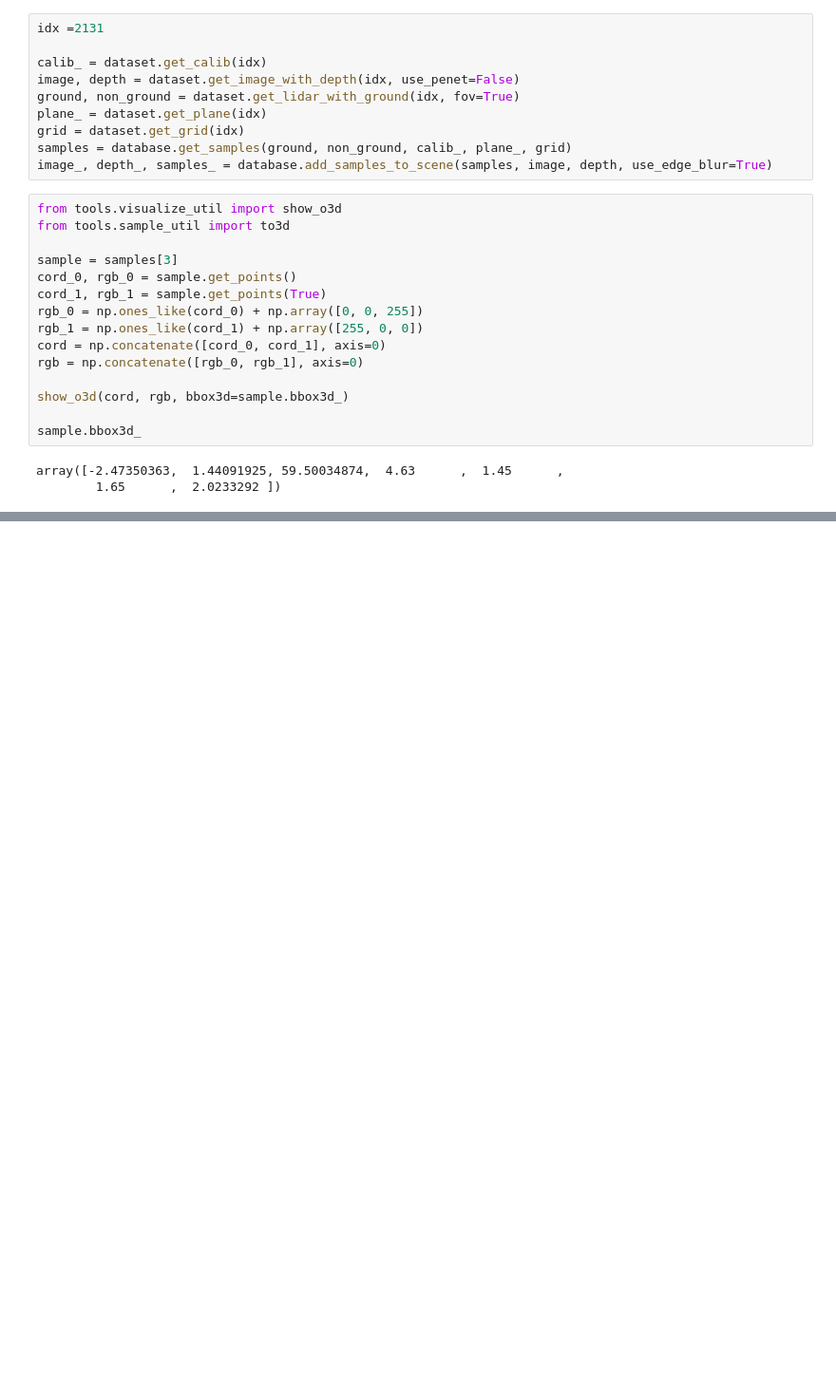
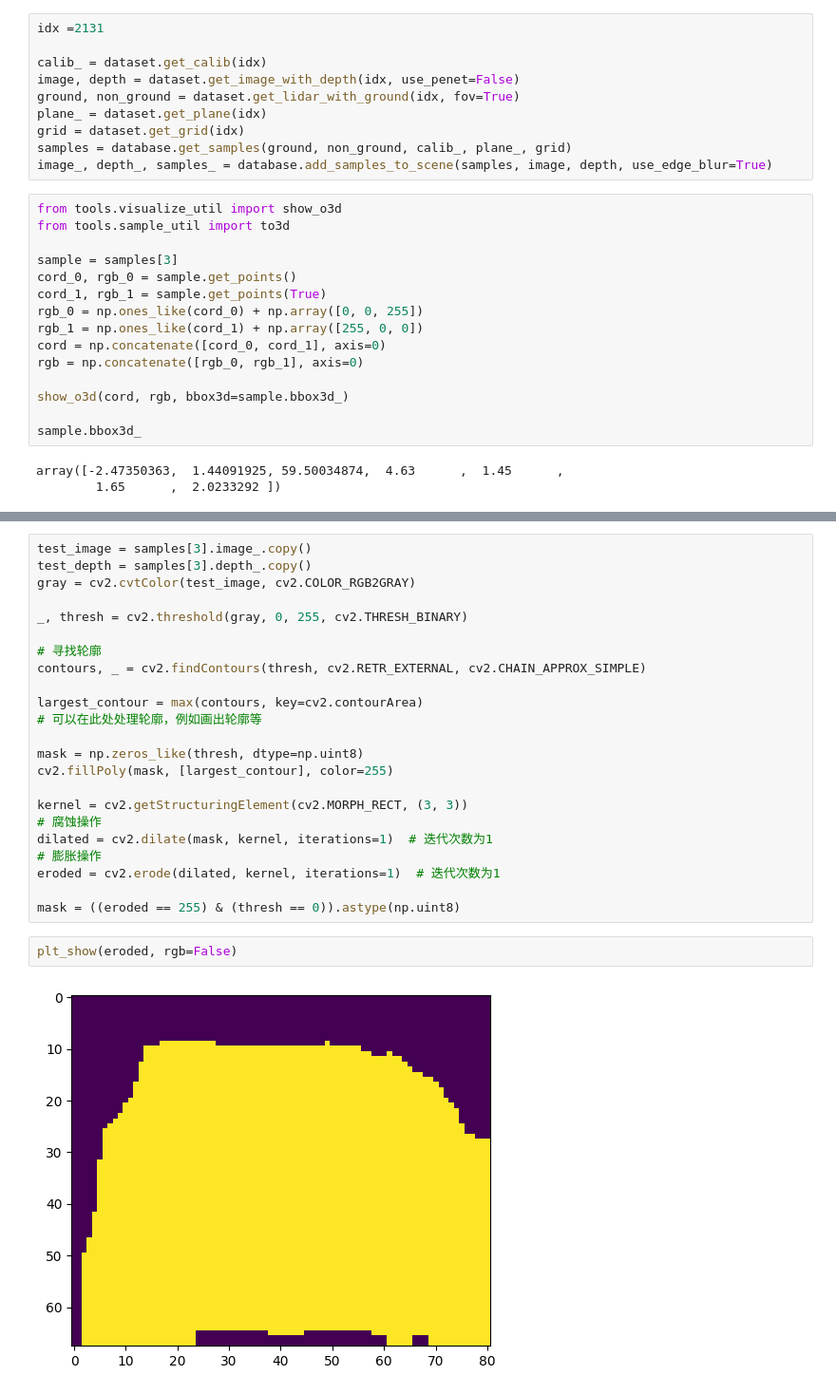
Before and after one commit to romantic-black/DID-M3D, a Jupyter notebook: notebooks/inpaint.ipynb, the cells around one changed output, grey strips where cells are left out. Shown at 95% size. Saved outputs shown, nothing was run; the diff lists cells and outputs as text; blank space fills up the shorter version.

```diff
--- a/notebooks/inpaint.ipynb
+++ b/notebooks/inpaint.ipynb
@@ -53,0 +62,27 @@ array([-2.47350363,  1.44091925, 59.50034874,  4.63      ,  1.45      ,
+# %%
+test_image = samples[3].image_.copy()
+test_depth = samples[3].depth_.copy()
+gray = cv2.cvtColor(test_image, cv2.COLOR_RGB2GRAY)
+
+_, thresh = cv2.threshold(gray, 0, 255, cv2.THRESH_BINARY)
+
+# 寻找轮廓
+contours, _ = cv2.findContours(thresh, cv2.RETR_EXTERNAL, cv2.CHAIN_APPROX_SIMPLE)
+
+largest_contour = max(contours, key=cv2.contourArea)
+# 可以在此处处理轮廓，例如画出轮廓等
+
+mask = np.zeros_like(thresh, dtype=np.uint8)
+cv2.fillPoly(mask, [largest_contour], color=255)
+
+kernel = cv2.getStructuringElement(cv2.MORPH_RECT, (3, 3))
+# 腐蚀操作
+dilated = cv2.dilate(mask, kernel, iterations=1)  # 迭代次数为1
+# 膨胀操作
+eroded = cv2.erode(dilated, kernel, iterations=1)  # 迭代次数为1
+
+mask = ((eroded == 255) & (thresh == 0)).astype(np.uint8)
+# %%
+plt_show(eroded, rgb=False)
+# %% [output]
+[figure, added]
```
Also changed, not shown: parts of 3 cells of this notebook, 3 other files.
